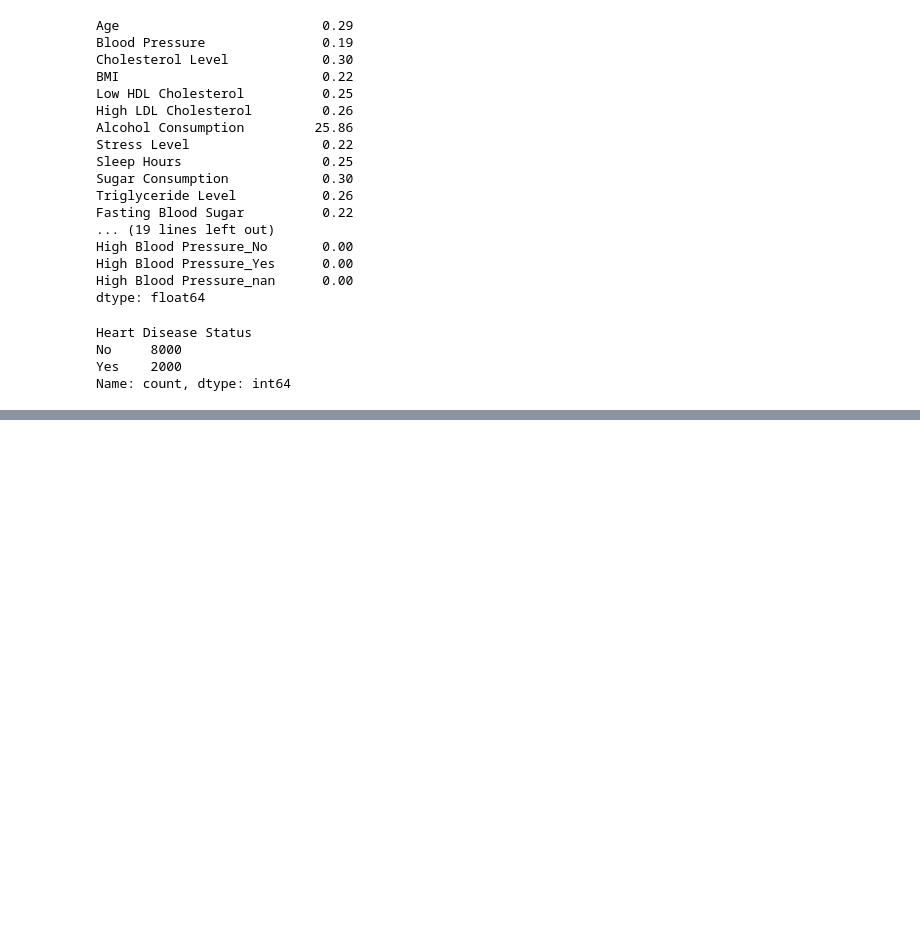
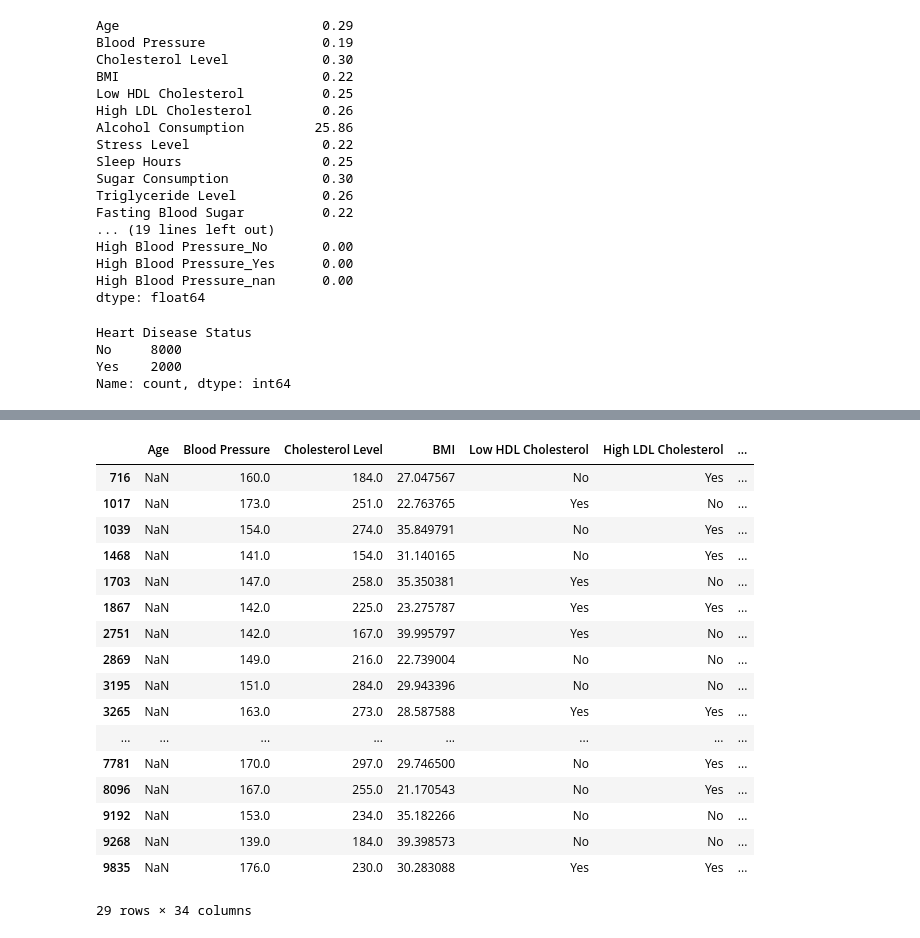
Before and after one commit to ankit-yadav9834/ML-playground-, a Jupyter notebook: EDA/heart_disease.ipynb, the cells around one changed output, grey strips where cells are left out. Drawn from its saved outputs; the diff is of its cells as text; code cells hidden in the pictures; blank space fills up the shorter version.

```diff
--- a/EDA/heart_disease.ipynb
+++ b/EDA/heart_disease.ipynb
@@ -214,0 +255,21 @@ from sklearn.datasets import make_classification
+# %%
+df[df['Age'].isnull()]
+# %% [output]
+|  | Age | Blood Pressure | Cholesterol Level | BMI | Low HDL Cholesterol | High LDL Cholesterol | ... |
+| 716 | NaN | 160.0 | 184.0 | 27.047567 | No | Yes | ... |
+| 1017 | NaN | 173.0 | 251.0 | 22.763765 | Yes | No | ... |
+| 1039 | NaN | 154.0 | 274.0 | 35.849791 | No | Yes | ... |
+| 1468 | NaN | 141.0 | 154.0 | 31.140165 | No | Yes | ... |
+| 1703 | NaN | 147.0 | 258.0 | 35.350381 | Yes | No | ... |
+| 1867 | NaN | 142.0 | 225.0 | 23.275787 | Yes | Yes | ... |
+| 2751 | NaN | 142.0 | 167.0 | 39.995797 | Yes | No | ... |
+| 2869 | NaN | 149.0 | 216.0 | 22.739004 | No | No | ... |
+| 3195 | NaN | 151.0 | 284.0 | 29.943396 | No | No | ... |
+| 3265 | NaN | 163.0 | 273.0 | 28.587588 | Yes | Yes | ... |
+| ... | ... | ... | ... | ... | ... | ... | ... |
+| 7781 | NaN | 170.0 | 297.0 | 29.746500 | No | Yes | ... |
+| 8096 | NaN | 167.0 | 255.0 | 21.170543 | No | Yes | ... |
+| 9192 | NaN | 153.0 | 234.0 | 35.182266 | No | No | ... |
+| 9268 | NaN | 139.0 | 184.0 | 39.398573 | No | No | ... |
+| 9835 | NaN | 176.0 | 230.0 | 30.283088 | Yes | Yes | ... |
+29 rows × 34 columns
```
Also changed, not shown: parts of 10 cells of this notebook, 8 other files.
